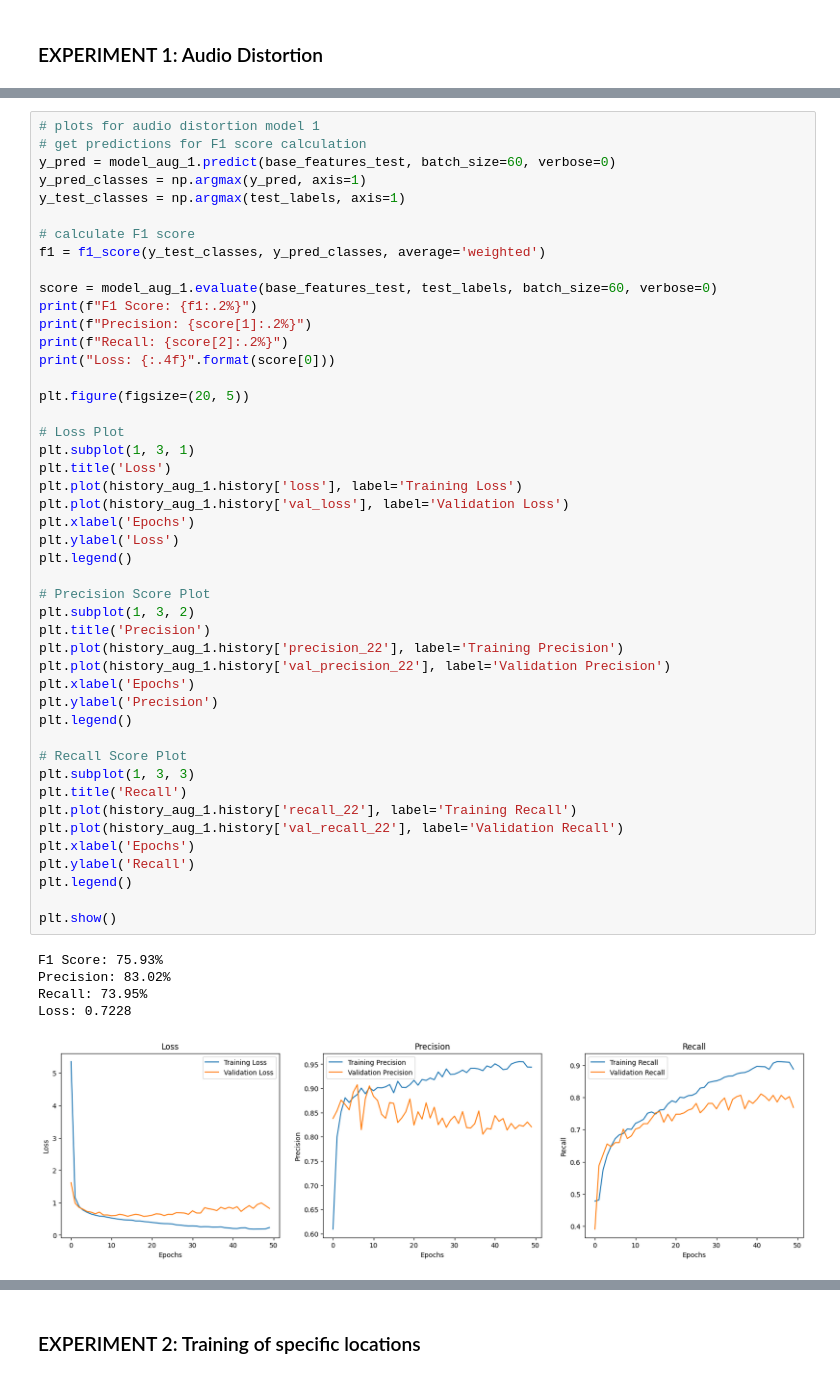
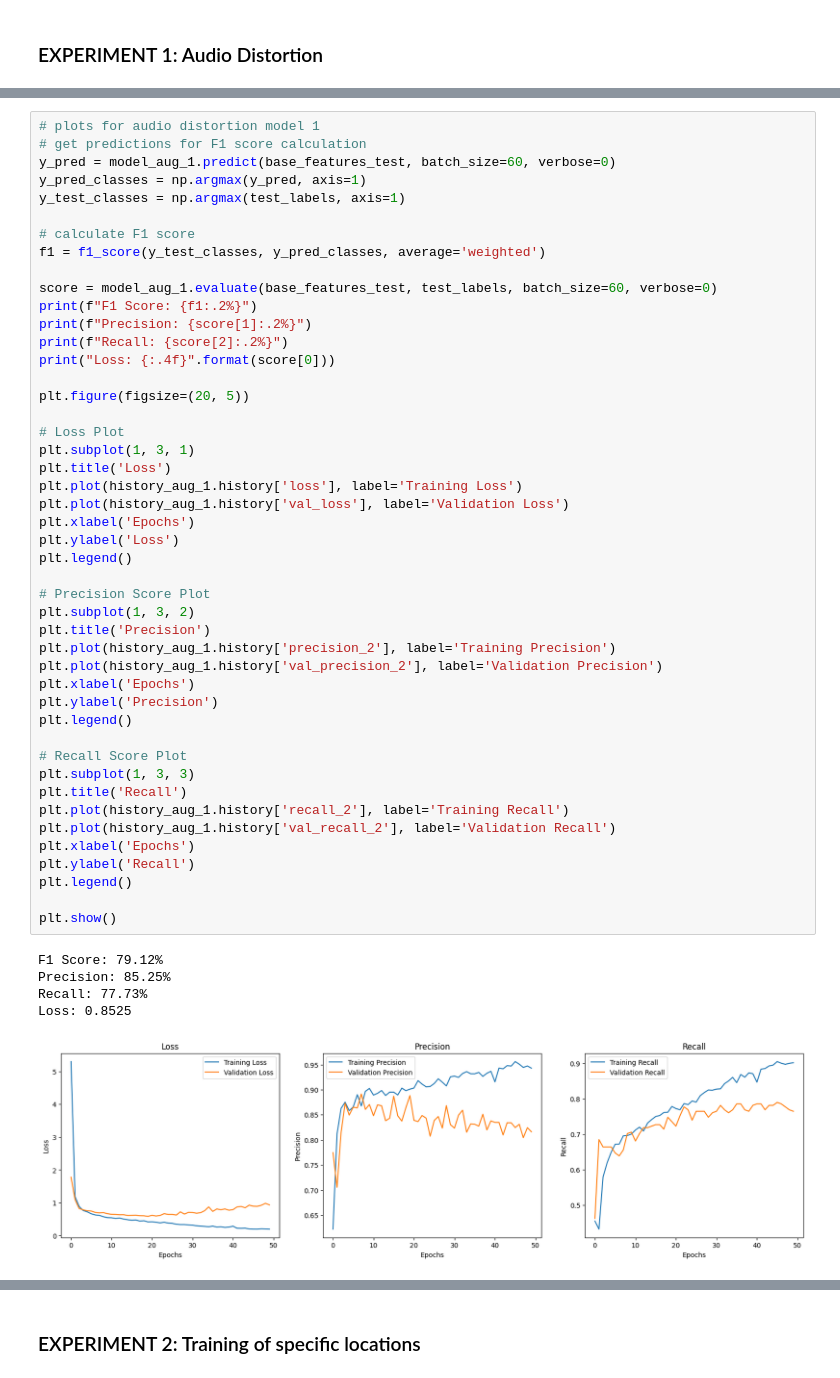
Before and after one commit to Kbeaty26/DS340-Project, a Jupyter notebook: projectCode.ipynb, the cells around one changed output, grey strips where cells are left out. Drawn from its saved outputs; the diff is of its cells as text.

```diff
--- a/projectCode.ipynb
+++ b/projectCode.ipynb
@@ -745,42 +745,42 @@ print(f"Precision: {score[1]:.2%}")
 print(f"Recall: {score[2]:.2%}")
 print("Loss: {:.4f}".format(score[0]))
 
 plt.figure(figsize=(20, 5))
 
 # Loss Plot
 plt.subplot(1, 3, 1)
 plt.title('Loss')
 plt.plot(history_aug_1.history['loss'], label='Training Loss')
 plt.plot(history_aug_1.history['val_loss'], label='Validation Loss')
 plt.xlabel('Epochs')
 plt.ylabel('Loss')
 plt.legend()
 
 # Precision Score Plot
 plt.subplot(1, 3, 2)
 plt.title('Precision')
-plt.plot(history_aug_1.history['precision_22'], label='Training Precision')
-plt.plot(history_aug_1.history['val_precision_22'], label='Validation Precision')
+plt.plot(history_aug_1.history['precision_2'], label='Training Precision')
+plt.plot(history_aug_1.history['val_precision_2'], label='Validation Precision')
 plt.xlabel('Epochs')
 plt.ylabel('Precision')
 plt.legend()
 
 # Recall Score Plot
 plt.subplot(1, 3, 3)
 plt.title('Recall')
-plt.plot(history_aug_1.history['recall_22'], label='Training Recall')
-plt.plot(history_aug_1.history['val_recall_22'], label='Validation Recall')
+plt.plot(history_aug_1.history['recall_2'], label='Training Recall')
+plt.plot(history_aug_1.history['val_recall_2'], label='Validation Recall')
 plt.xlabel('Epochs')
 plt.ylabel('Recall')
 plt.legend()
 
 plt.show()
 # %% [output]
-F1 Score: 75.93%
-Precision: 83.02%
-Recall: 73.95%
-Loss: 0.7228
+F1 Score: 79.12%
+Precision: 85.25%
+Recall: 77.73%
+Loss: 0.8525
-[figure, old version]
+[figure, new version]
 # %%
 # Confusion matrix for model 1 + augmented training set
 y_pred_probs_aug1 = model_aug_1.predict(base_features_test)
```
Also changed, not shown: parts of 15 cells of this notebook.
